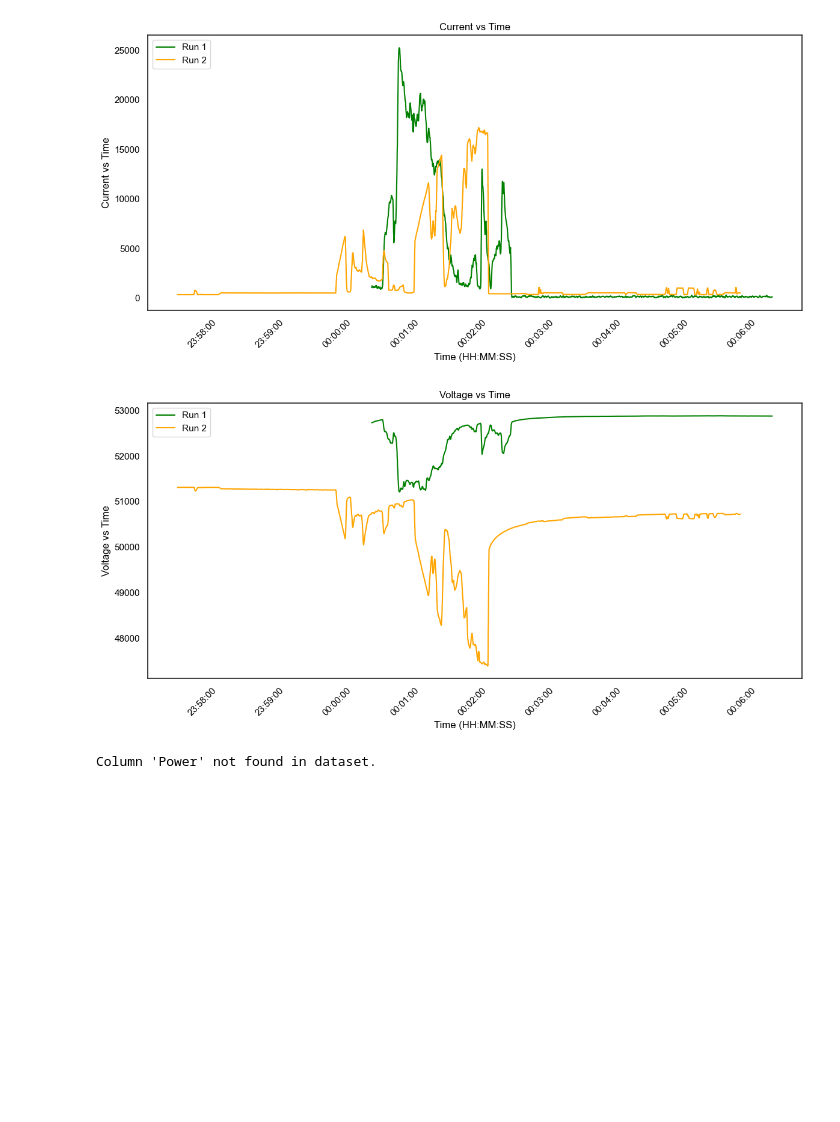
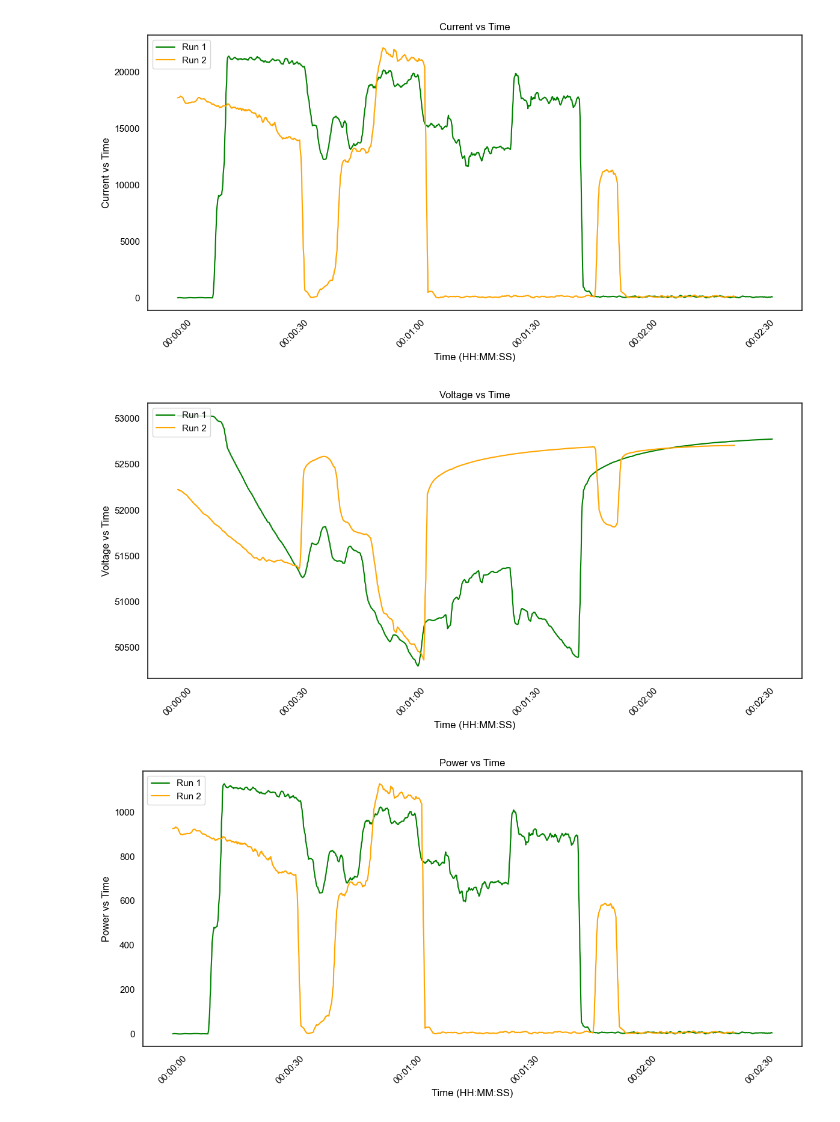
Before and after one commit to UOSupermileage/UOSM-TelemetryDataProcessing, a Jupyter notebook: new/CustomTelemetry.ipynb, the cells around one changed output. Drawn from its saved outputs; the diff is of its cells as text; code cells hidden in the pictures; blank space fills up the shorter version.

Commit message:
Updated & cleaned: Data/CustomTelemetry
- Updated code to run on most recent datasets
- Added and updated comments
- Fixed a few small bugs
- Organized code a bit

```diff
--- a/new/CustomTelemetry.ipynb
+++ b/new/CustomTelemetry.ipynb
@@ -159,18 +185,20 @@ Efficiency: 49.56 km/kWh
 # %%
-#Overlay power consumption of a second run (INCOMPLETE)
+# Overlay power consumption of a second run
+# Compares the second run to the first run loaded above
+# Last updated: January 1, 2026 (By: Daniel)
 
 sns.set(style='white')  # light background
 #data_folder = f'./{date}/'
 #file = f'{date}-{time}.csv'
 #path = os.path.join(data_folder, file)
-data_folder = './Test 1 telem board'
-num = 111
+data_folder = './Data'
+num = 134 # Insert 2nd dataset number to compare here
 file = f'd_{num}.csv'
 path = os.path.join(data_folder, file)
 print(path)
 delimiter = ','
 skiprows = 0
-distance = 0.8 #Distance in km, used for efficiency calculation
+distance = 0.94 #Distance in km, used for efficiency calculation
 Ticks = False  # Set to False if did not correct ticks
 start_throttle = 0.1  # Minimum throttle to start plotting
 throttle_start_flag = False
@@ -187,6 +215,9 @@ plot_outliers = False  # Set to False to not plot outliers
 
 data_2 = pd.read_csv(path, delimiter = delimiter, skiprows = skiprows)
 data_2.columns = data_2.columns.str.strip()
+print("Data for second run:")
+print(f"Columns: {data_2.columns}")
+print(f"Data points: {len(data_2)}")
 
 #data_2 = pd.read_csv(path, delimiter = delimiter)
 #data_2.columns = data_2.columns.str.strip()
@@ -199,75 +230,72 @@ if throttle_start_flag:
 # Convert Tick to time
 
 data_2['Tick'] = data_2['Tick'].astype(int)  # Ensure Tick is int
-data_2['Tick'] = data_2['Tick'] - 165000
-data_2['Time'] = pd.to_timedelta(data_2['Tick'], unit='ms')
-data_2['TimePlot'] = pd.Timestamp("2023-01-01") + data_2['Time']
-
-
+# data_2['Time'] = pd.to_timedelta(data_2['Tick'], unit='ms') # Old method
+# data_2['TimePlot'] = pd.Timestamp("2023-01-01") + data_2['Time']
+data_2['Tick'] = data_2['Tick'] - data_2['Tick'].iloc[0]  # start at 0 ms
+data_2['TimePlot'] = pd.Timestamp("2023-01-01") + pd.to_timedelta(data_2['Tick'], unit='ms')
 
 # Check for missing values
 print("\nMissing values per column:")
 print(data_2.isnull().sum())
 
-#Convert to actual numbers
-#data_2['Current'] = data_2['Current'].str.replace('+ ', '', regex=False).str.replace('- ', '', regex=False).astype(float)
-#data_2['Voltage'] = data_2['Voltage'].str.replace('+ ', '', regex=False).str.replace('- ', '', regex=False).astype(float)
+# Convert to actual numbers
+# data_2['Current'] = data_2['Current'].str.replace('+ ', '', regex=False).str.replace('- ', '', regex=False).astype(float)
+# data_2['Voltage'] = data_2['Voltage'].str.replace('+ ', '', regex=False).str.replace('- ', '', regex=False).astype(float)
 
-#Add power calculation
-if 'current' in data_2.columns and 'Voltage' in data_2.columns:
-    data_2['Power'] = (data_2['current']) * (data_2['Voltage'])
+# Add power calculation
+if 'Current' in data_2.columns and 'Voltage' in data_2.columns:
+    data_2['Power'] = (data_2['Current'] / 1e3) * (data_2['Voltage'] / 1e3)
+
 
 #Add total energy calculation
 if 'Power' in data_2.columns:
-    energy_joules = np.trapz(data_2['Power'], x = data_2['milliseconds'] / 1e3)
+    energy_joules = np.trapezoid(data_2['Power'], x = data_2['Tick'] / 1e3)
     energy_kWh = energy_joules / 3600000  # Convert from J to kWh
-    print(f"\nTotal energy consumed: {energy_kWh} kWh")
+    print(f"\nTotal energy consumed: {energy_joules} J or {energy_kWh} kWh")
 
 if distance !=1:
     #Calculate efficiency
-    efficiency = distance/energy_kWh  # kWh per meter
+    efficiency = distance / energy_kWh  # km / kWh
     print(f"\nEfficiency: {efficiency:.2f} km/kWh")
 
-
-
 # Columns to visualize
-#columns_to_plot = ['Throttle', 'Speed', 'Current', 'Voltage', 'Speed1']
 columns_to_plot = ['Current','Voltage','Power']
-#data_2.dropna(subset=['TimePlot'] + columns_to_plot, inplace=True)
+# data_2.dropna(subset=['TimePlot'] + columns_to_plot, inplace=True)
 
 # Plot each column
 for col in columns_to_plot:
     if col in data_2.columns:
         x_1 = data['TimePlot']
         y_1 = data[col]
-        y_1_smooth = y_1.rolling(window=10).mean()
+        y_1_smooth = y_1.rolling(window = 10, min_periods = 1).mean()
         x_2 = data_2['TimePlot']
         y_2 = data_2[col]
-        y_2_smooth = y_2.rolling(window=10).mean()
+        y_2_smooth = y_2.rolling(window = 10, min_periods = 1).mean()
 
         # Stats
-        avg = y.mean()
-        med = y.median()
+        avg = y_1.mean()
+        med = y_1.median()
 
         # Outliers (Z-score method)
-        z_scores = zscore(y)
+        z_scores = zscore(y_1, nan_policy = 'omit')
         outliers = np.abs(z_scores) > 2
 
         # Start plotting
-        fig, ax = plt.subplots(figsize=(12, 6))
+        fig, ax = plt.subplots(figsize = (12, 6))
 
         #Use numpy arrays for plotting with only first dimension (this is weird)
 
 
         # Smoothed line
-        ax.plot(x_1, y_1_smooth, color='green', label=f'Run 1')
-        ax.plot(x_2, y_2_smooth, color='orange', label=f'Run 2')
+        ax.plot(x_1, y_1_smooth, color = 'green', label = f'Run 1')
+        ax.plot(x_2, y_2_smooth, color = 'orange', label = f'Run 2')
         # Labeling and formatting
-        ax.set_xlabel("Time (HH:MM:SS)", color='black')
-        ax.set_ylabel(f"{col} vs Time", color='black')
-        ax.set_title(f"{col} vs Time", color='black')
-        ax.tick_params(axis='x', colors='black', rotation=45)
-        ax.tick_params(axis='y', colors='black')
+        ax.set_xlabel("Time (HH:MM:SS)", color = 'black')
+        ax.set_ylabel(f"{col} vs Time", color = 'black')
+        ax.set_title(f"{col} vs Time", color = 'black')
+        ax.tick_params(axis = 'x', colors = 'black', rotation = 45)
+        ax.tick_params(axis = 'y', colors = 'black')
 
         ax.xaxis.set_major_locator(mdates.AutoDateLocator())
         ax.xaxis.set_major_formatter(mdates.DateFormatter('%H:%M:%S'))
@@ -298,3 +330,3 @@ Efficiency: 49.56 km/kWh
-[figure, old version]
+[figure, new version]
-[figure, old version]
+[figure, new version]
-Column 'Power' not found in dataset.
+[figure, added]
```
Also changed, not shown: parts of 3 cells of this notebook, 1 other file.
